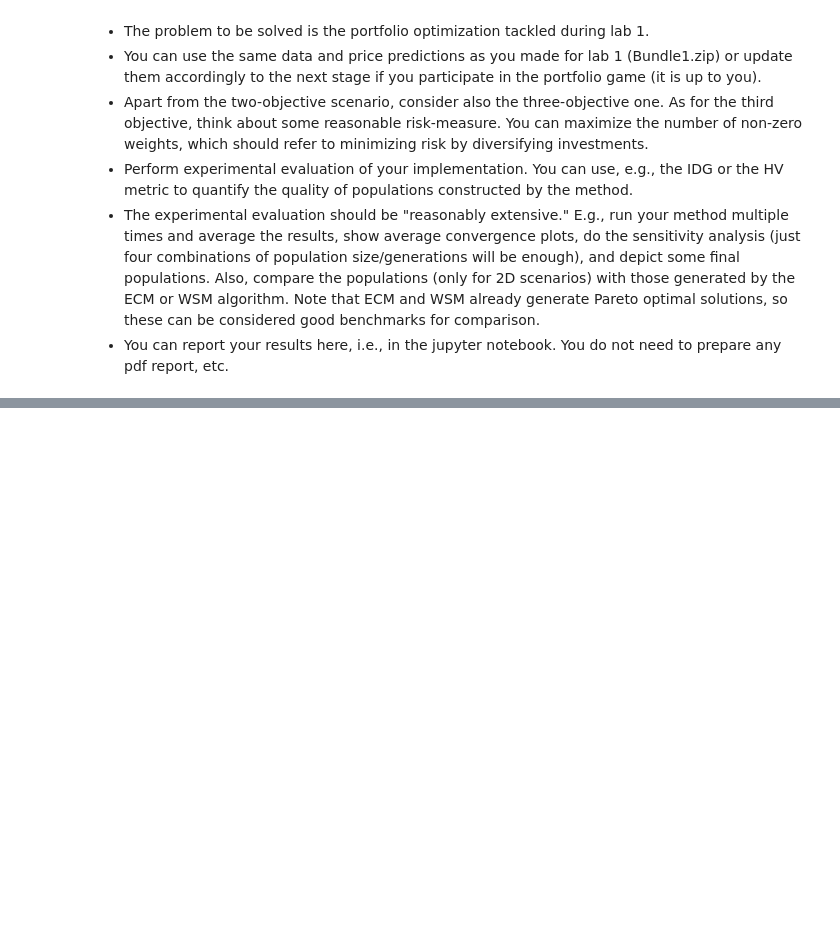
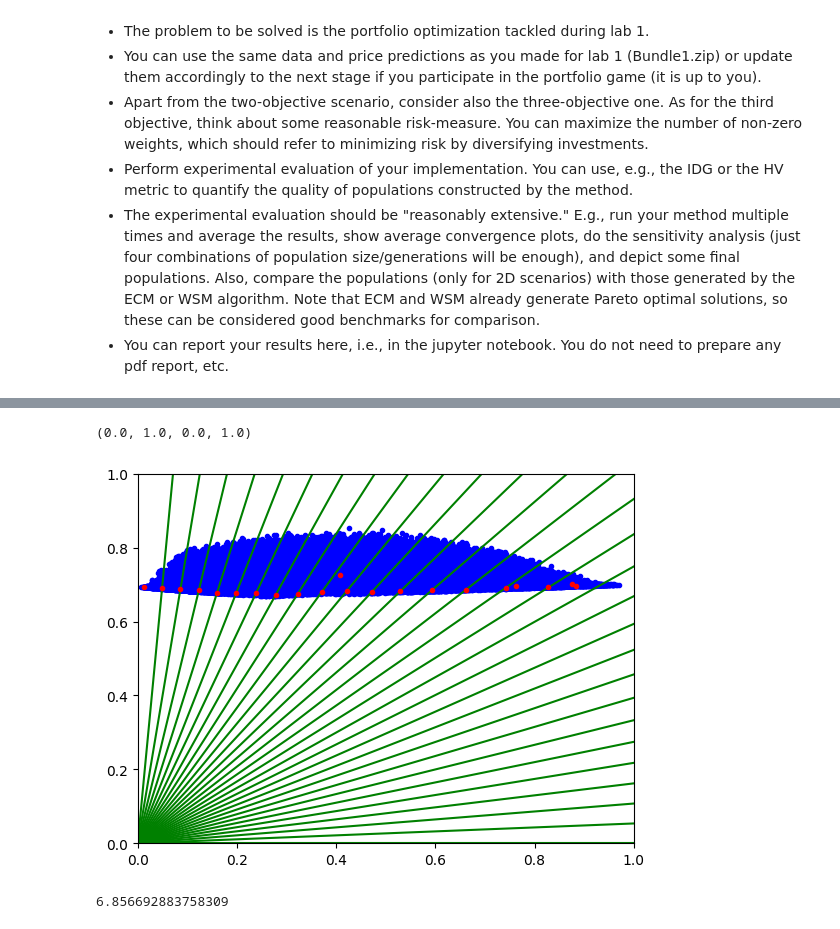
Before and after one commit to alessandro1802/moo, a Jupyter notebook: lab2.ipynb, the cells around one changed output, grey strips where cells are left out. Saved outputs shown, nothing was run; the diff lists cells and outputs as text; code cells hidden in the pictures; blank space fills up the shorter version.

```diff
--- a/lab2.ipynb
+++ b/lab2.ipynb
@@ -180,0 +201,28 @@ print(sol, sum(sol), len(sol))
+# %%
+population_size = 300
+num_iterations = 10000
+num_objectives = 30
+num_neighbors = 5
+crossover_rate = 0.9
+mutation_rate = 0.1
+
+solver = MOEA_D(stock_data, population_size, num_iterations, num_objectives, num_neighbors, crossover_rate, mutation_rate)
+
+sol = solver.solve()
+# print(sol)
+points = np.array(list(sol[1]))
+old_points = np.array(list(sol[2]))
+straight = np.array(list(sol[3]))
+plt.plot(old_points[:,0],old_points[:,1],'b.')
+for i in straight[:-1]:
+    plt.axline((0,0),(1,i), color='g')
+plt.plot(points[:,0],points[:,1],'r.')
+plt.axis([0,1,0,1])
+# %% [output]
+(0.0, 1.0, 0.0, 1.0)
+[figure, added]
+# %%
+min_return = min([i.increase for i in stock_data])
+min(old_points[:,1])
+# %% [output]
+6.856692883758309
```
Also changed, not shown: parts of 6 cells of this notebook.
